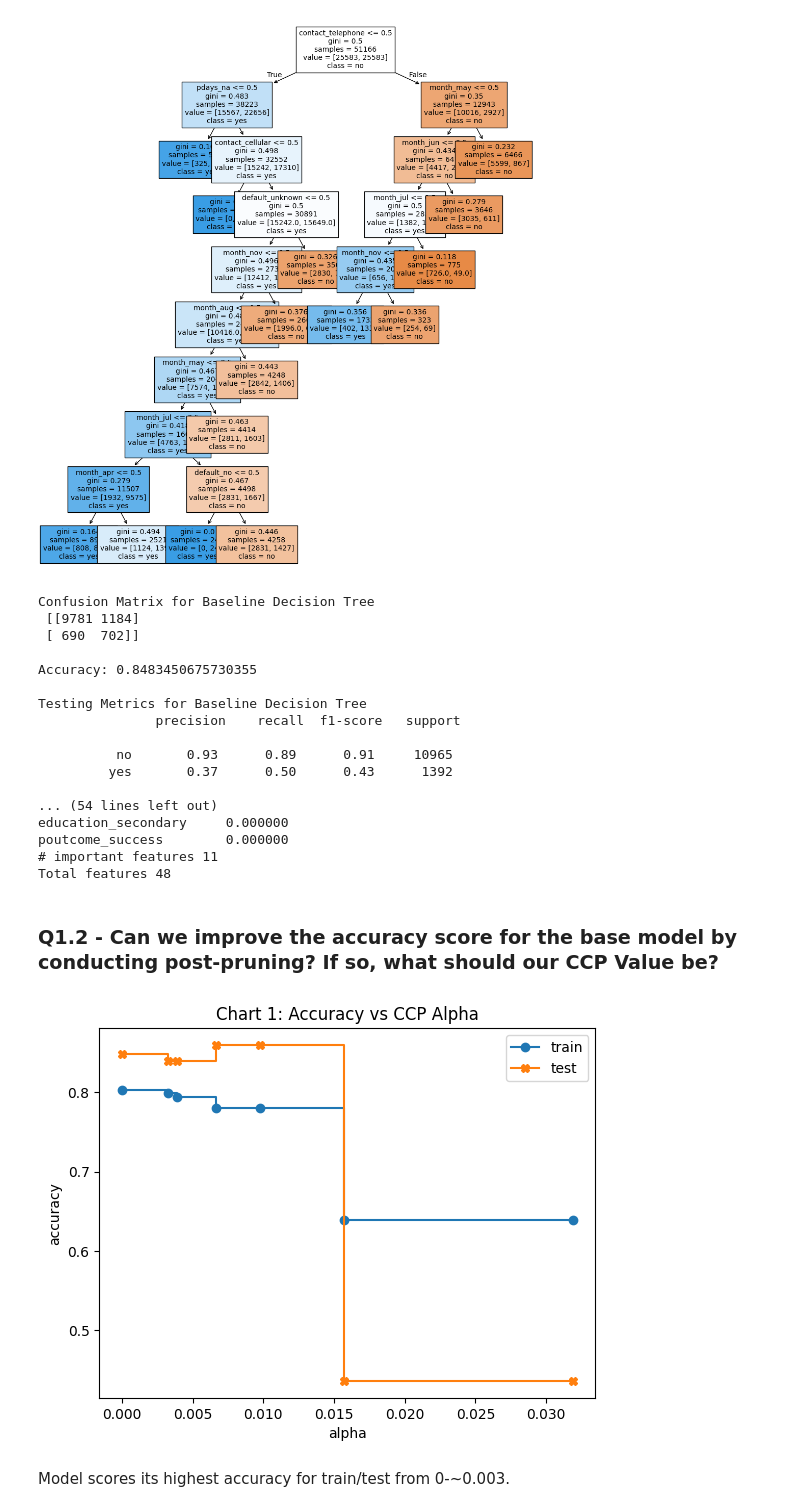
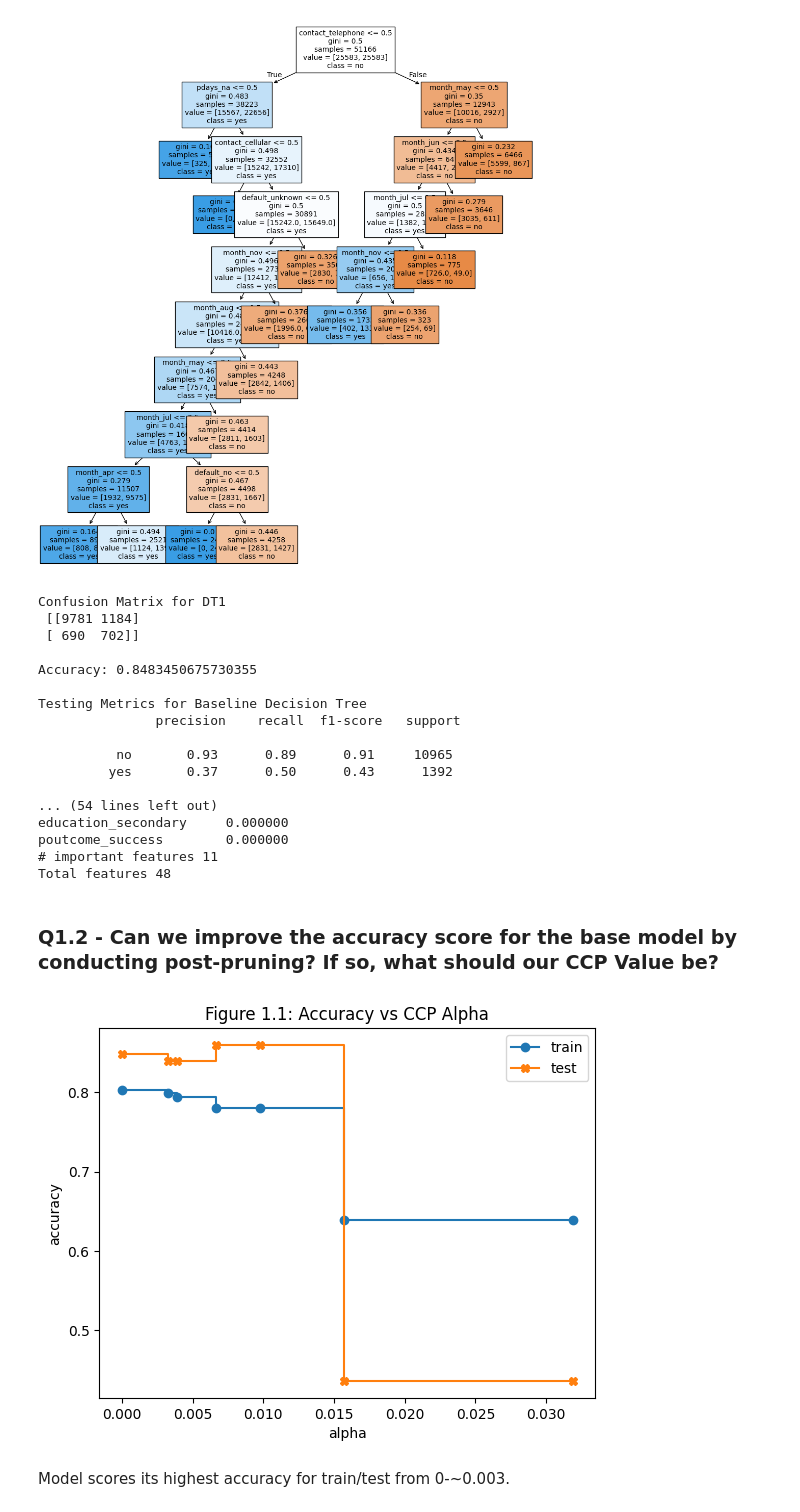
Before and after one commit to mcastro64/Data622, a Jupyter notebook: Assignment2/MC-Assignment2-Exploration-code.ipynb, the cells around one changed output. Cells and saved outputs as stored; diff of their text form; code cells hidden in the pictures.

```diff
--- a/Assignment2/MC-Assignment2-Exploration-code.ipynb
+++ b/Assignment2/MC-Assignment2-Exploration-code.ipynb
@@ -185,9 +195,19 @@ plt.show()
 # %%
 # Output testing metrics for the model with arbitrary stopping criterion
 dt1_y_pred = dt1.predict(X_test)
-print('Confusion Matrix for Baseline Decision Tree\n', confusion_matrix(y_test, dt1_y_pred))
+print('Confusion Matrix for DT1\n', confusion_matrix(y_test, dt1_y_pred))
 print("\nAccuracy:", accuracy_score(y_test, dt1_y_pred))
+
 print('\nTesting Metrics for Baseline Decision Tree\n',classification_report(y_test, dt1_y_pred))
+# append to our evaluation table
+report = classification_report(y_test, dt1_y_pred, output_dict=True)
+results = pd.DataFrame([{
+    'model_name': 'DT 1',
+    'accuracy': report['accuracy'],
+    'recall_no': report['no']['recall'],
+    'recall_yes': report['yes']['recall']
+}])
+eval_df = pd.concat([eval_df, results], ignore_index=True)
 
 # show the features sorted greastest by their importance to the base model
 features = pd.DataFrame(dt1.feature_importances_, index=X_train_resampled.columns, columns=['importance'])
@@ -196,7 +216,7 @@ print('\n\nFeatures Sorted by Importance to Model\n', features.sort_values(by='i
 print('# important features', len(features[features['importance'] > 0]))
 print('Total features', len(features))
 # %% [output]
-Confusion Matrix for Baseline Decision Tree
+Confusion Matrix for DT1
  [[9781 1184]
  [ 690  702]]
 
@@ -218,32 +238,32 @@ Total features 48
 # %%
 # determine values for all alphas from our models ccp path
 path = dt1.cost_complexity_pruning_path(X_train_resampled, y_train_resampled)
 ccp_alphas = path.ccp_alphas
 ccp_alphas = ccp_alphas[:-1]
 
 clf_dts = []
 clf_alphas = []
 # create a decision tree for each alpha value
 for ccp_alpha in ccp_alphas:
     clf_dt = DecisionTreeClassifier(random_state=13, ccp_alpha=ccp_alpha, criterion='gini', min_impurity_decrease=0.003)
     clf_dt.fit(X_train_resampled, y_train_resampled)
     clf_dts.append(clf_dt)
     clf_alphas.append(ccp_alpha)
 
 train_scores = [clf_dt.score(X_train_resampled, y_train_resampled) for clf_dt in clf_dts]
 test_scores = [clf_dt.score(X_test, y_test) for clf_dt in clf_dts]
 
 # graph tree accuracy by ccp alpha value
 fig, ax = plt.subplots()
 ax.set_xlabel("alpha")
 ax.set_ylabel("accuracy")
-ax.set_title("Chart 1.1: Accuracy vs CCP Alpha")
+ax.set_title("Figure 1.1: Accuracy vs CCP Alpha")
 ax.plot(ccp_alphas, train_scores, marker='o', label="train", drawstyle="steps-post")
 ax.plot(ccp_alphas, test_scores, marker='X', label="test", drawstyle="steps-post")
 ax.legend()
 plt.show()
 # %% [output]
-[figure, old version]
+[figure, new version]
 # %% [markdown]
 Model scores its highest accuracy for train/test from 0-~0.003.
 # %% [markdown]
```
Also changed, not shown: parts of 39 cells of this notebook, 3 other files.
